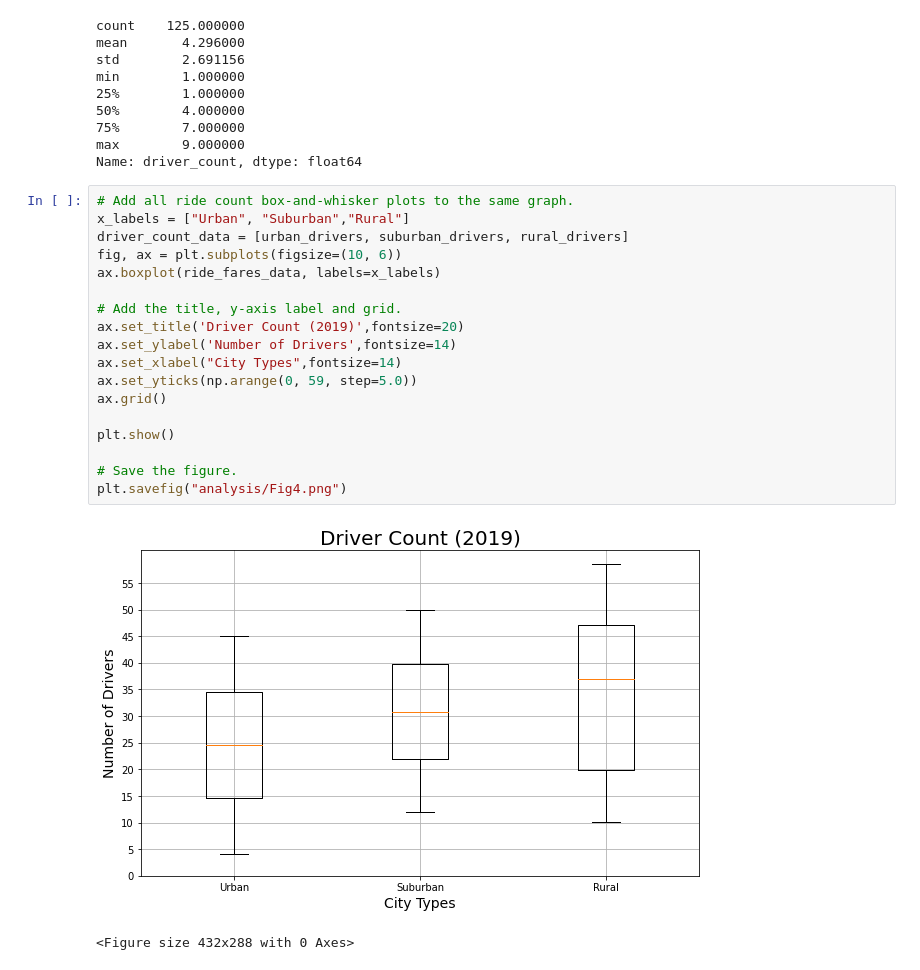
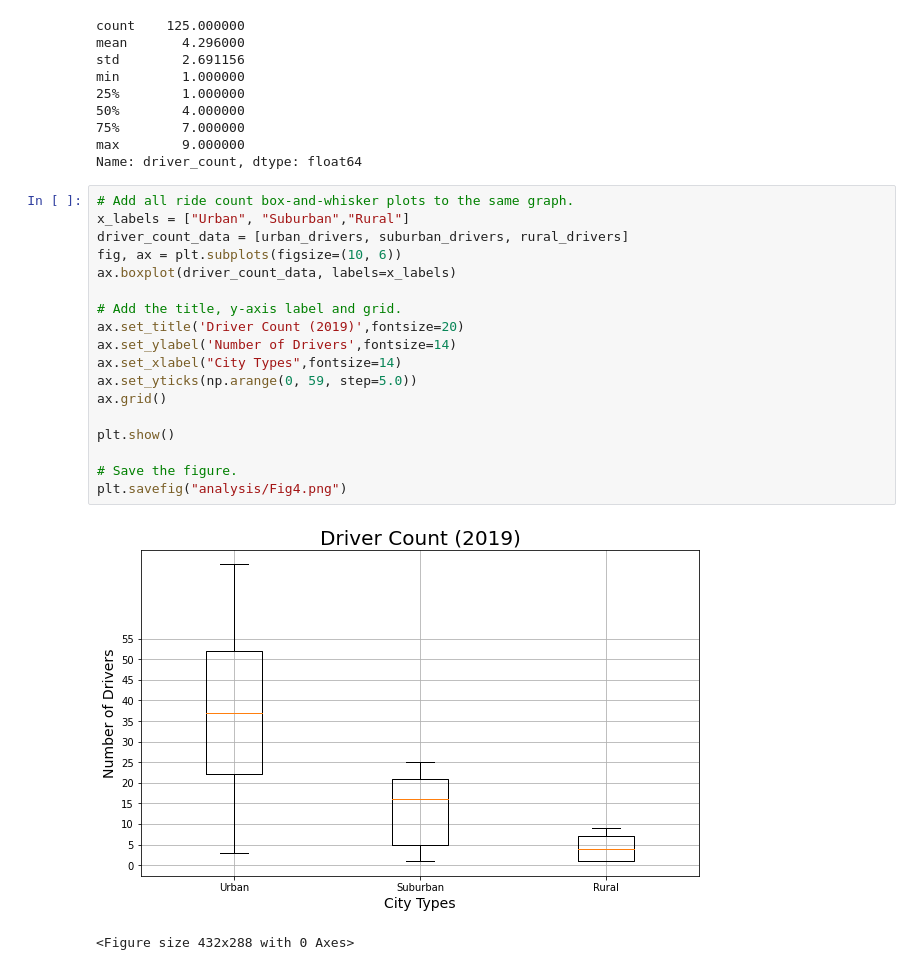
Before and after one commit to leblabac/pyber-analysis, a Jupyter notebook: PyBer.ipynb, the cells around one changed output. Saved outputs shown, nothing was run; the diff lists cells and outputs as text.

```diff
--- a/PyBer.ipynb
+++ b/PyBer.ipynb
@@ -885,21 +885,21 @@ Name: driver_count, dtype: float64
 # %%
 # Add all ride count box-and-whisker plots to the same graph.
 x_labels = ["Urban", "Suburban","Rural"]
 driver_count_data = [urban_drivers, suburban_drivers, rural_drivers]
 fig, ax = plt.subplots(figsize=(10, 6))
-ax.boxplot(ride_fares_data, labels=x_labels)
+ax.boxplot(driver_count_data, labels=x_labels)
 
 # Add the title, y-axis label and grid.
 ax.set_title('Driver Count (2019)',fontsize=20)
 ax.set_ylabel('Number of Drivers',fontsize=14)
 ax.set_xlabel("City Types",fontsize=14)
 ax.set_yticks(np.arange(0, 59, step=5.0))
 ax.grid()
 
 plt.show()
 
 # Save the figure.
 plt.savefig("analysis/Fig4.png")
 # %% [output]
-[figure, old version]
+[figure, new version]
 <Figure size 432x288 with 0 Axes>
```
Also changed, not shown: parts of 9 cells of this notebook, 3 other files.
